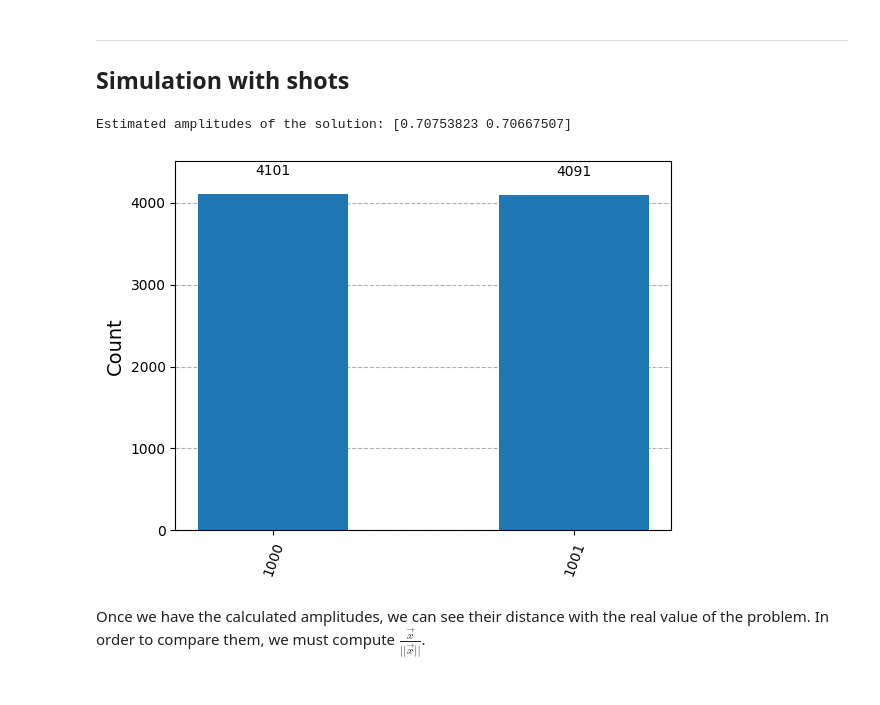
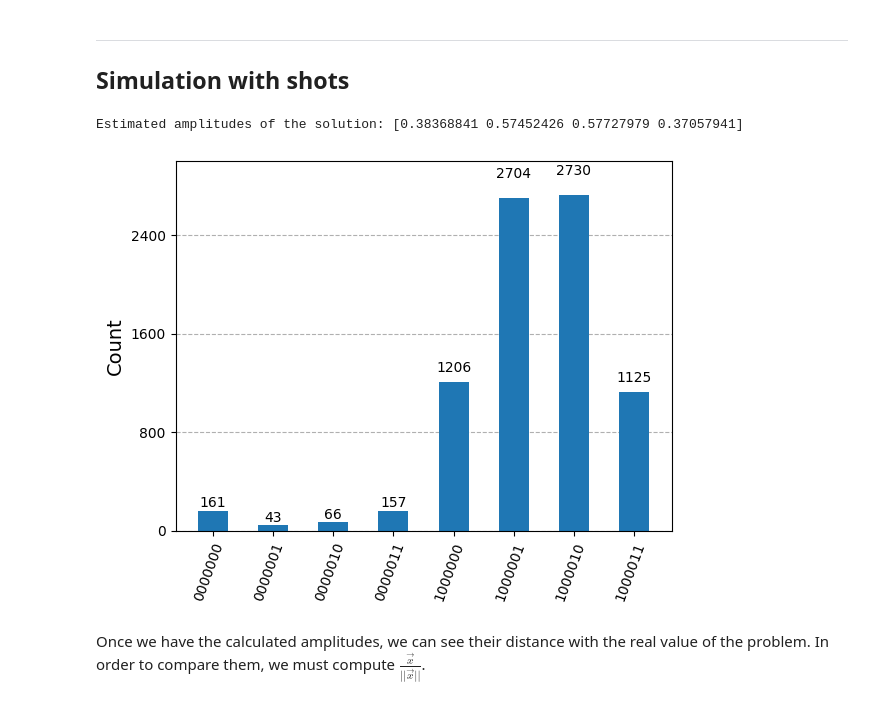
Before and after one commit to Nicofero/CITMAGA, a Jupyter notebook: Pruebas_Qiskit.ipynb, the cells around one changed output. Drawn from its saved outputs; the diff is of its cells as text; code cells hidden in the pictures.

```diff
--- a/Pruebas_Qiskit.ipynb
+++ b/Pruebas_Qiskit.ipynb
@@ -91,18 +95,50 @@ The norm of the diff is: 4.099040345072135
 -----
 ## Simulation with shots
 # %%
+def t_prob_from_counts_hhl(counts) -> np.ndarray:
+        """ Calculates the expected probability of the solution |x> without normalization
+
+        ## Args:
+            `counts`: Counts as a dictionary {'xxxxx': number}, obtained from a simulation or run in a real QPU
+        ## Returns:
+            The non normalized probabilities of the solution. To get the real solution, you should get its square root, normalize it and multiply it by the norm of the solution.
+        """
+        all_outcomes = [''.join(outcome) for outcome in product('01', repeat=2+4+1)]
+
+        shots = sum(counts.values())
+
+        prob = []
+        for elem in all_outcomes:
+            if elem in counts:
+                prob.append(counts[elem]/shots)
+            else:
+                prob.append(0)
+        prob = np.array(prob)
+        prob = np.sqrt(prob)
+        return prob
+
 shots = 8192
 
-counts = hhl.get_counts(shots)
+sim = AerSimulator()
+hhl.qc.remove_final_measurements()
+hhl.qc.measure_all()
+qc = transpile(hhl.qc,sim)
 
-prob_amplitudes = hhl.prob_from_counts_hhl(counts)
+sampler = SamplerV2()
+shots = 8192
 
-print("Estimated amplitudes of the solution:", np.sqrt(prob_amplitudes))
+job = sampler.run([qc],shots=shots)
+job_result = job.result()
+counts=job_result[0].data.meas.get_counts()
+
+prob_amplitudes = t_prob_from_counts_hhl(counts)
+
+print("Estimated amplitudes of the solution:", prob_amplitudes[64:68])
 
 plot_histogram(counts)
 # %% [output]
-Estimated amplitudes of the solution: [0.70753823 0.70667507]
+Estimated amplitudes of the solution: [0.38368841 0.57452426 0.57727979 0.37057941]
-[figure, old version]
+[figure, new version]
 # %% [markdown]
 Once we have the calculated amplitudes, we can see their distance with the real value of the problem. In order to compare them, we must compute $\frac{\vec{x}}{||\vec{x}||}$.
 # %%
```
Also changed, not shown: parts of 5 cells of this notebook.
